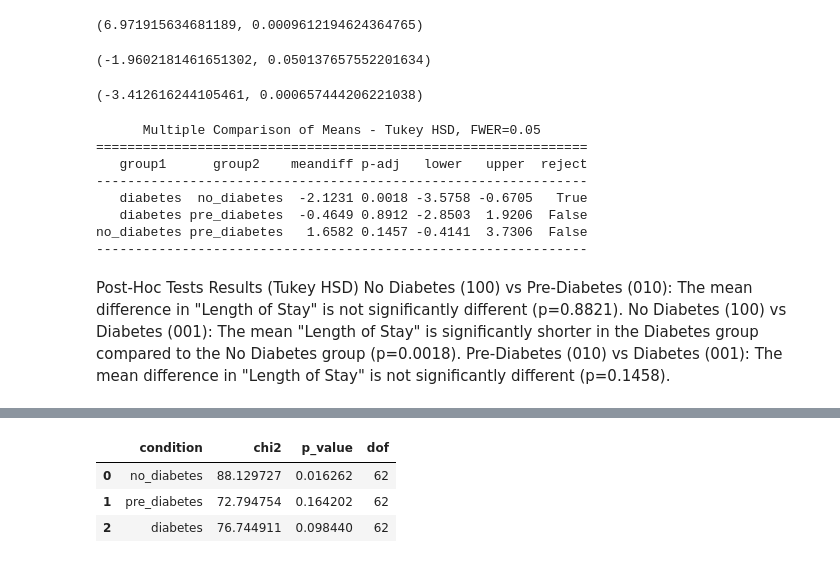
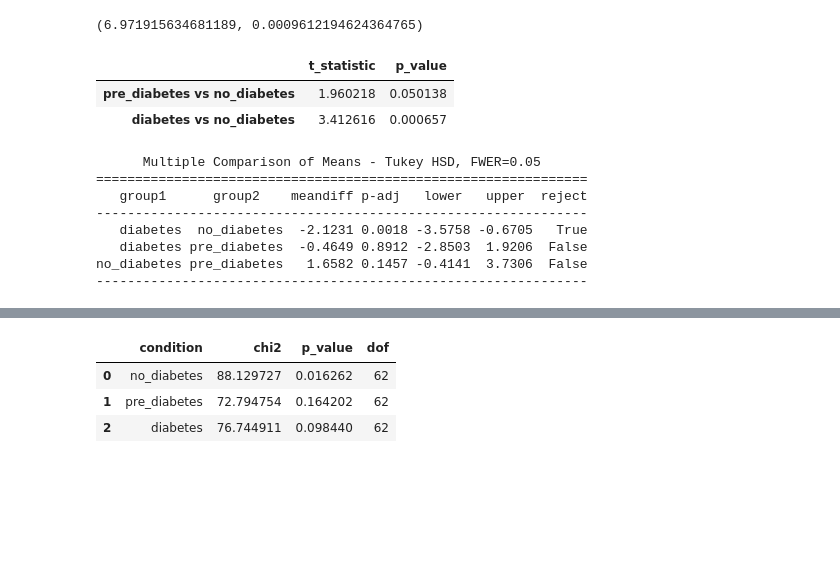
Before and after one commit to mehakrafiq/MedicalStats, a Jupyter notebook: T1_DataAnalysis.ipynb, the cells around one changed output, grey strips where cells are left out. Saved outputs shown, nothing was run; the diff lists cells and outputs as text; code cells hidden in the pictures; blank space fills up the shorter version.

```diff
--- a/T1_DataAnalysis.ipynb
+++ b/T1_DataAnalysis.ipynb
@@ -157,23 +157,29 @@ length_of_stay_f_statistic, length_of_stay_p_value
 # %% [output]
 (6.971915634681189, 0.0009612194624364765)
 # %%
-# Perform t-test for any variable of interest
-def t_test(df, variable_of_interest, condition_1, condition_2):
-    t_statistic, p_value = ttest_ind(
-        df[variable_of_interest][df[condition_1] == 1],
-        df[variable_of_interest][df[condition_2] == 1]
+# Perform t-test for any variable of interest run for both pre_diabtes and diabetes vs no_diabetes
+def t_test(df, variable_of_interest):
+    t_statistic1, p_value1 = ttest_ind(
+        df[variable_of_interest][df['pre_diabetes'] == 1],
+        df[variable_of_interest][df['no_diabetes'] == 1]
     )
-    return t_statistic, p_value
+    t_statistic2, p_value2 = ttest_ind(
+        df[variable_of_interest][df['diabetes'] == 1],
+        df[variable_of_interest][df['no_diabetes'] == 1]
+    )
+#compile in dataframe
+    t_test_results = pd.DataFrame({
+        't_statistic': [t_statistic1, t_statistic2],
+        'p_value': [p_value1, p_value2]
+    }, index=['pre_diabetes vs no_diabetes', 'diabetes vs no_diabetes'])
+    return t_test_results
 # %%
-length_of_stay_t_statistic_pre_diabates, length_of_stay_p_value_pre_diabates = t_test(treatment_1, 'Length of Stay', 'no_diabetes', 'pre_diabetes')
-length_of_stay_t_statistic_pre_diabates, length_of_stay_p_value_pre_diabates
+#test for length of stay
+t_test(treatment_1, 'Length of Stay')
 # %% [output]
-(-1.9602181461651302, 0.050137657552201634)
+|  | t_statistic | p_value |
+| pre_diabetes vs no_diabetes | 1.960218 | 0.050138 |
+| diabetes vs no_diabetes | 3.412616 | 0.000657 |
-# %%
-length_of_stay_t_statistic_diabetes, length_of_stay_p_value_diabetes = t_test(treatment_1, 'Length of Stay', 'no_diabetes', 'diabetes')
-length_of_stay_t_statistic_diabetes, length_of_stay_p_value_diabetes
-# %% [output]
-(-3.412616244105461, 0.000657444206221038)
 # %%
 from statsmodels.stats.multicomp import pairwise_tukeyhsd
 
@@ -196,9 +206,4 @@ print(length_of_stay_tukey.summary())
    diabetes pre_diabetes  -0.4649 0.8912 -2.8503  1.9206  False
 no_diabetes pre_diabetes   1.6582 0.1457 -0.4141  3.7306  False
 ---------------------------------------------------------------
-# %% [markdown]
-Post-Hoc Tests Results (Tukey HSD)
-No Diabetes (100) vs Pre-Diabetes (010): The mean difference in "Length of Stay" is not significantly different (p=0.8821).
-No Diabetes (100) vs Diabetes (001): The mean "Length of Stay" is significantly shorter in the Diabetes group compared to the No Diabetes group (p=0.0018).
-Pre-Diabetes (010) vs Diabetes (001): The mean difference in "Length of Stay" is not significantly different (p=0.1458).
 # %%
```
Also changed, not shown: parts of 34 cells of this notebook.
